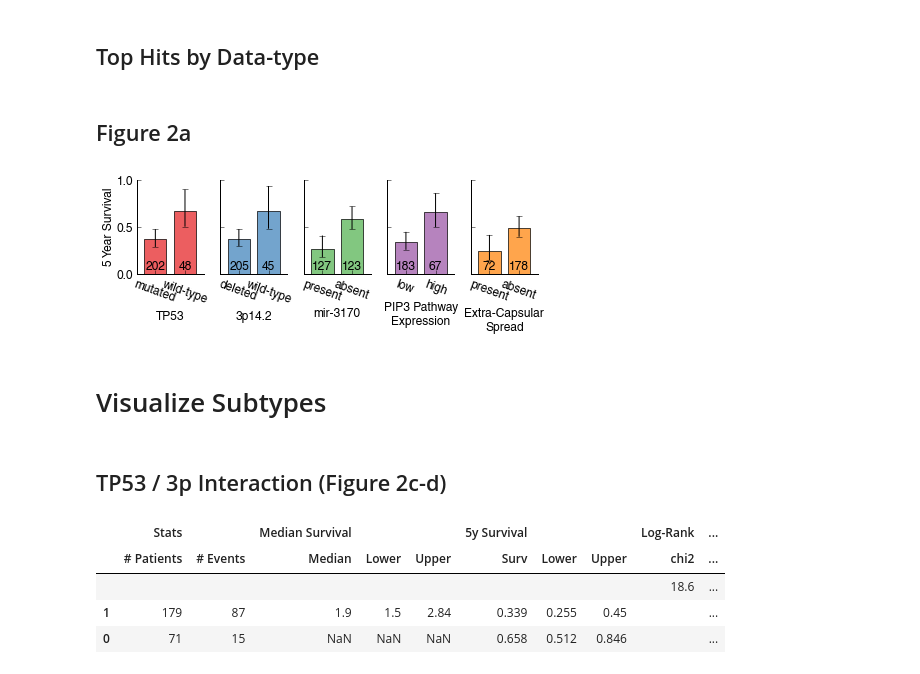
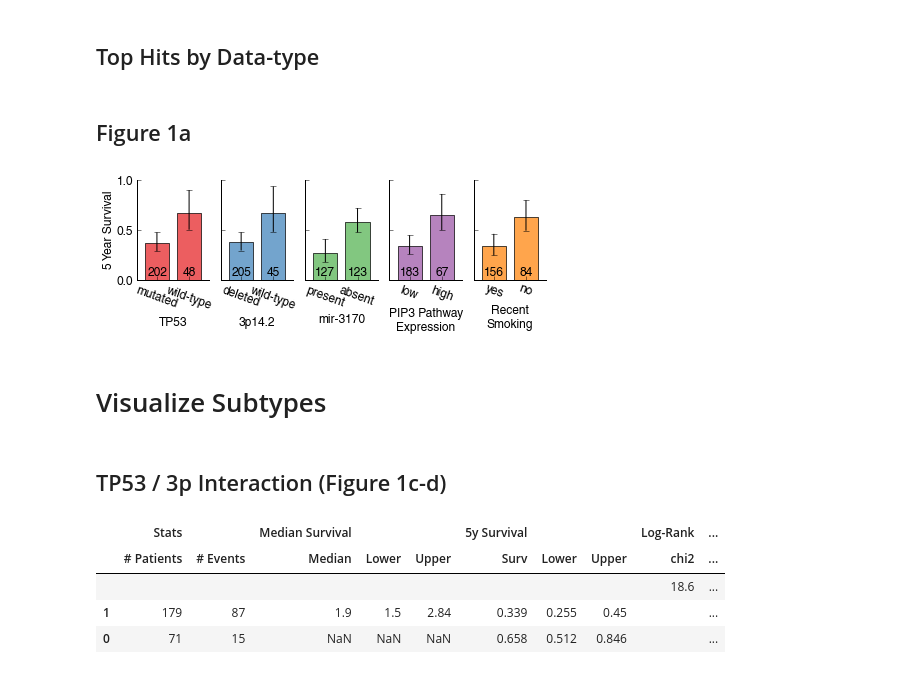
Before and after one commit to theandygross/TCGA, a Jupyter notebook: Analysis_Notebooks/HNSCC_figures.ipynb, the cells around one changed output. Cells and saved outputs as stored; diff of their text form; code cells hidden in the pictures.

```diff
--- a/Analysis_Notebooks/HNSCC_figures.ipynb
+++ b/Analysis_Notebooks/HNSCC_figures.ipynb
@@ -86,38 +94,38 @@ del_3p = cn.features.ix['Deletion'].ix['3p14.2'].ix[0].ix[keepers_o]
 mir_3170 = mirna.features.ix['binary'].ix['hsa-mir-3170'].ix[keepers_o]
 #ras = binarize(rna.pathways.ix['REACTOME_SOS_MEDIATED_SIGNALLING'].ix[keepers_o])
 pip3 = binarize(rna.pathways.ix['SIG_PIP3_SIGNALING_IN_B_LYMPHOCYTES'].ix[keepers_o])
-spread = clinical.processed.spread_inferred.ix[keepers_o]
+smoker = clinical.binary_df.ix['recent_smoker'].ix[keepers_o].dropna()
 # %% [markdown]
-## Figure 2a
+## Figure 1a
 # %%
 fig, axs = subplots(1,5, figsize=(6.5, 2.5), sharey=True)
 var_list = [p53_mut.map({1: 'mutated',0:'wild-type'}),
             del_3p.map({-1: 'deleted', 0: 'wild-type'}),
             mir_3170.map({0: 'absent', 1: 'present'}),
             pip3.map({0:'low', 1:'high'}),
-            spread.map({1: 'present', 0 : 'absent'})
+            smoker.map({1: 'yes', 0 : 'no'})
             ]
-labels = ['TP53','3p14.2','mir-3170','PIP3 Pathway\nExpression','Extra-Capsular\nSpread']
+labels = ['TP53','3p14.2','mir-3170','PIP3 Pathway\nExpression','Recent\nSmoking']
 color_list = array(colors)
 n_rows = len(var_list)
 for i,var in enumerate(var_list):
     ax = axs[i]
     surv_fit = get_surv_fit(surv, var)
     surv_fit = surv_fit.sort([('5y Survival', 'Surv')])
     t = surv_fit['5y Survival']
     b = (t['Surv']).plot(kind='bar', ax=ax, color=colors[i],
          yerr=[t.Surv-t.Lower, t.Upper-t.Surv], ecolor='black', alpha=.7)
     bar_labels = ['{}'.format(j) for j,v in
               surv_fit['Stats']['# Patients'].iteritems()]
     counts = [ax.annotate('{}'.format(int(v)), (.63 + j, .05), ha='center')
               for j,v in
               enumerate(surv_fit['Stats']['# Patients'])]
     ax.set_xticklabels(bar_labels, rotation=340)
     ax.set_xlabel(labels[i])
     prettify_ax(ax)
 axs[0].set_ylabel('5 Year Survival')
 axs[0].set_yticks([0, .5, 1.])
 fig.tight_layout(w_pad=.2)
 fig.savefig(figdir + 'fig2a.pdf', transparent=True)
 # %% [output]
-[figure, old version]
+[figure, new version]
@@ -124,7 +138,7 @@ fig.savefig(figdir + 'fig2a.pdf', transparent=True)
 # %% [markdown]
 # Visualize Subtypes
 # %% [markdown]
-## TP53 / 3p Interaction (Figure 2c-d)
+## TP53 / 3p Interaction (Figure 1c-d)
 # %%
 get_surv_fit_lr(surv, two_hit)
 # %% [output]
```
Also changed, not shown: parts of 24 cells of this notebook, 19 other files.
